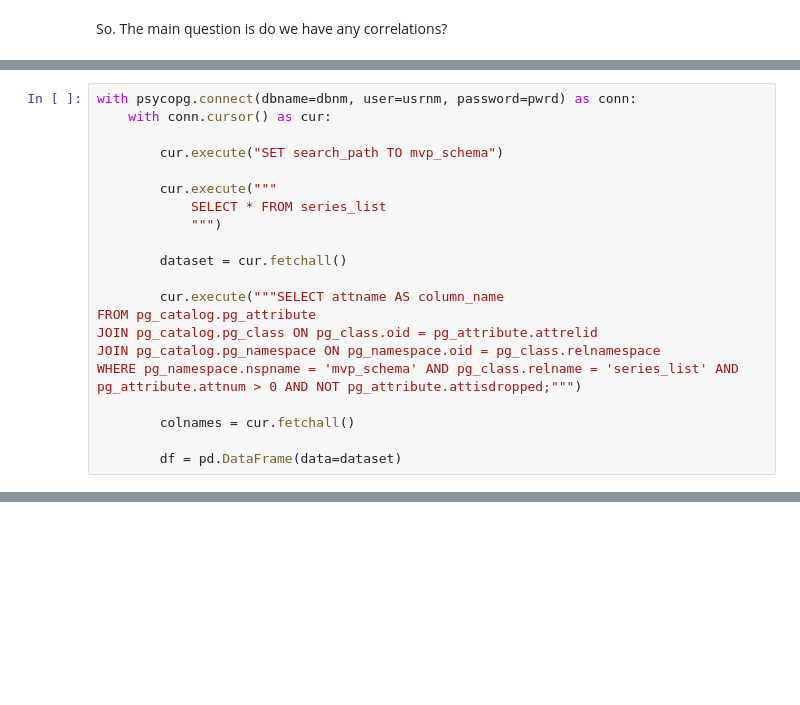
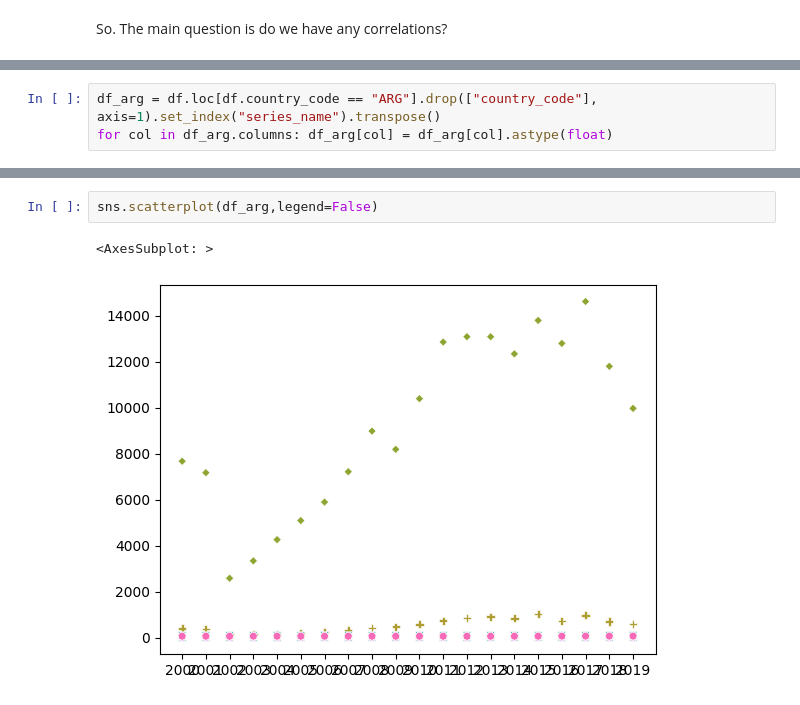
Before and after one commit to BaakhOfficial/Suicide-Rate-Analysis, a Jupyter notebook: Python/World_dataset_research.ipynb, the cells around one changed output, grey strips where cells are left out. Saved outputs shown, nothing was run; the diff lists cells and outputs as text; blank space fills up the shorter version.

```diff
--- a/Python/World_dataset_research.ipynb
+++ b/Python/World_dataset_research.ipynb
@@ -72,21 +72,0 @@ import matplotlib.pyplot as plt
-# %%
-with psycopg.connect(dbname=dbnm, user=usrnm, password=pwrd) as conn:
-    with conn.cursor() as cur:
-
-        cur.execute("SET search_path TO mvp_schema")
-
-        cur.execute("""
-            SELECT * FROM series_list
-            """)
-
-        dataset = cur.fetchall()
-
-        cur.execute("""SELECT attname AS column_name
-FROM pg_catalog.pg_attribute
-JOIN pg_catalog.pg_class ON pg_class.oid = pg_attribute.attrelid
-JOIN pg_catalog.pg_namespace ON pg_namespace.oid = pg_class.relnamespace
-WHERE pg_namespace.nspname = 'mvp_schema' AND pg_class.relname = 'series_list' AND pg_attribute.attnum > 0 AND NOT pg_attribute.attisdropped;""")
-
-        colnames = cur.fetchall()
-
-        df = pd.DataFrame(data=dataset)
@@ -94,0 +125,3 @@ NameError: name 'plt' is not defined
+# %%
+df_arg = df.loc[df.country_code == "ARG"].drop(["country_code"], axis=1).set_index("series_name").transpose()
+for col in df_arg.columns: df_arg[col] = df_arg[col].astype(float)
@@ -94,0 +188,5 @@ NameError: name 'plt' is not defined
+# %%
+sns.scatterplot(df_arg,legend=False)
+# %% [output]
+<AxesSubplot: >
+[figure, added]
```
Also changed, not shown: parts of 9 cells of this notebook.
